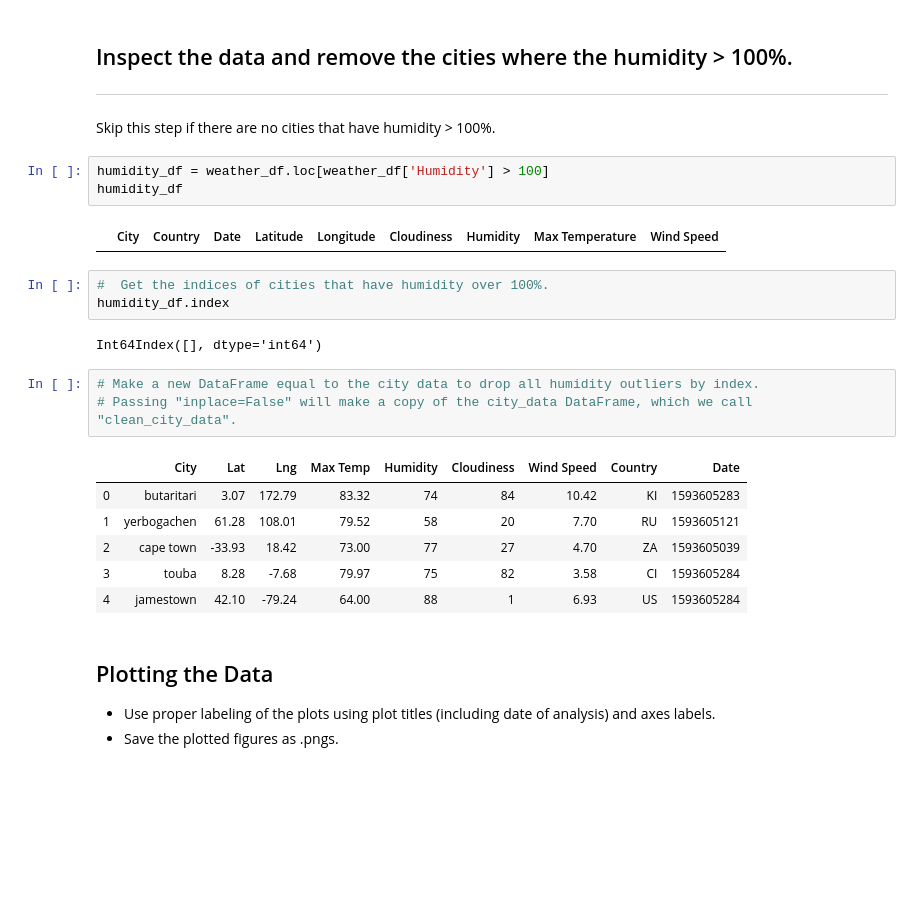
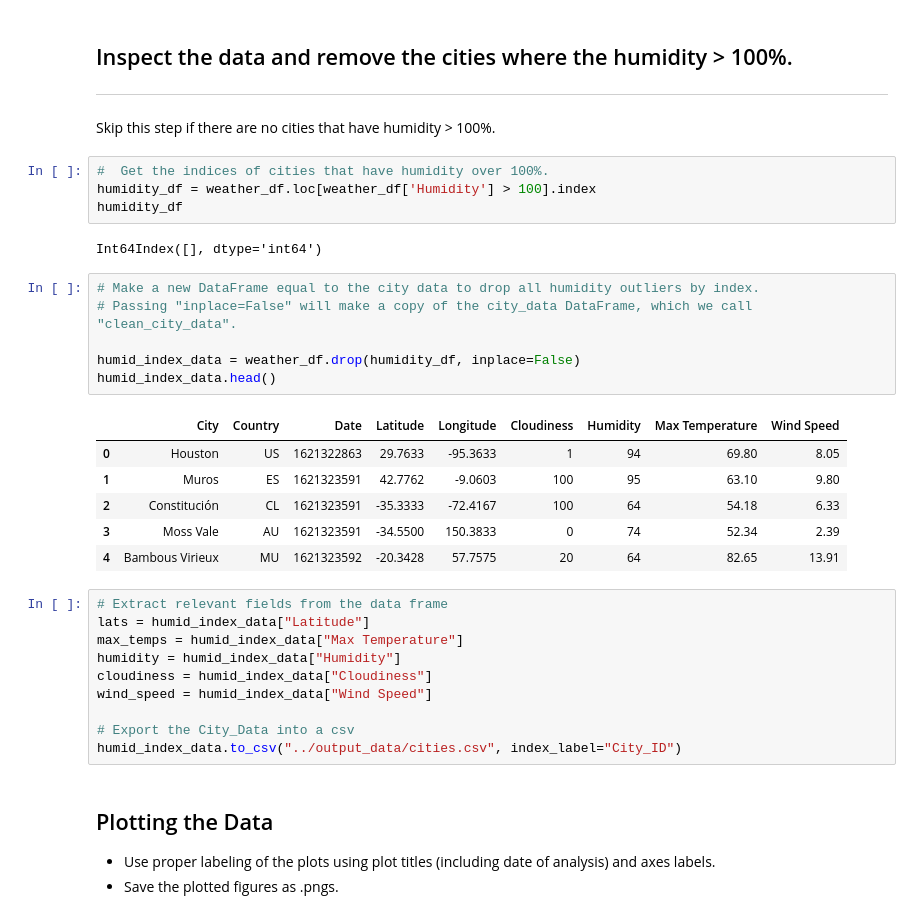
Before and after one commit to capflaum/WeatherPy_API, a Jupyter notebook: weatherpy/weatherpy.ipynb, the cells around one changed output. Drawn from its saved outputs; the diff is of its cells as text; blank space fills up the shorter version.

```diff
--- a/weatherpy/weatherpy.ipynb
+++ b/weatherpy/weatherpy.ipynb
@@ -249,25 +228,34 @@ weather_df.to_csv("Outputs/weather_df.csv", encoding="utf-8", index=False)
 ----
 Skip this step if there are no cities that have humidity > 100%.
 # %%
-humidity_df = weather_df.loc[weather_df['Humidity'] > 100]
+#  Get the indices of cities that have humidity over 100%.
+humidity_df = weather_df.loc[weather_df['Humidity'] > 100].index
 humidity_df
 # %% [output]
-|  | City | Country | Date | Latitude | Longitude | Cloudiness | Humidity | Max Temperature | Wind Speed |
+Int64Index([], dtype='int64')
-# %%
-#  Get the indices of cities that have humidity over 100%.
-humidity_df.index
-# %% [output]
-Int64Index([], dtype='int64')
 # %%
 # Make a new DataFrame equal to the city data to drop all humidity outliers by index.
 # Passing "inplace=False" will make a copy of the city_data DataFrame, which we call "clean_city_data".
+
+humid_index_data = weather_df.drop(humidity_df, inplace=False)
+humid_index_data.head()
 # %% [output]
-|  | City | Lat | Lng | Max Temp | Humidity | Cloudiness | Wind Speed | Country | Date |
-| 0 | butaritari | 3.07 | 172.79 | 83.32 | 74 | 84 | 10.42 | KI | 1593605283 |
-| 1 | yerbogachen | 61.28 | 108.01 | 79.52 | 58 | 20 | 7.70 | RU | 1593605121 |
-| 2 | cape town | -33.93 | 18.42 | 73.00 | 77 | 27 | 4.70 | ZA | 1593605039 |
-| 3 | touba | 8.28 | -7.68 | 79.97 | 75 | 82 | 3.58 | CI | 1593605284 |
-| 4 | jamestown | 42.10 | -79.24 | 64.00 | 88 | 1 | 6.93 | US | 1593605284 |
+|  | City | Country | Date | Latitude | Longitude | Cloudiness | Humidity | Max Temperature | Wind Speed |
+| 0 | Houston | US | 1621322863 | 29.7633 | -95.3633 | 1 | 94 | 69.80 | 8.05 |
+| 1 | Muros | ES | 1621323591 | 42.7762 | -9.0603 | 100 | 95 | 63.10 | 9.80 |
+| 2 | Constitución | CL | 1621323591 | -35.3333 | -72.4167 | 100 | 64 | 54.18 | 6.33 |
+| 3 | Moss Vale | AU | 1621323591 | -34.5500 | 150.3833 | 0 | 74 | 52.34 | 2.39 |
+| 4 | Bambous Virieux | MU | 1621323592 | -20.3428 | 57.7575 | 20 | 64 | 82.65 | 13.91 |
+# %%
+# Extract relevant fields from the data frame
+lats = humid_index_data["Latitude"]
+max_temps = humid_index_data["Max Temperature"]
+humidity = humid_index_data["Humidity"]
+cloudiness = humid_index_data["Cloudiness"]
+wind_speed = humid_index_data["Wind Speed"]
+
+# Export the City_Data into a csv
+humid_index_data.to_csv("../output_data/cities.csv", index_label="City_ID")
 # %% [markdown]
 ## Plotting the Data
 * Use proper labeling of the plots using plot titles (including date of analysis) and axes labels.
```
Also changed, not shown: parts of 11 cells of this notebook, 2 other files.
